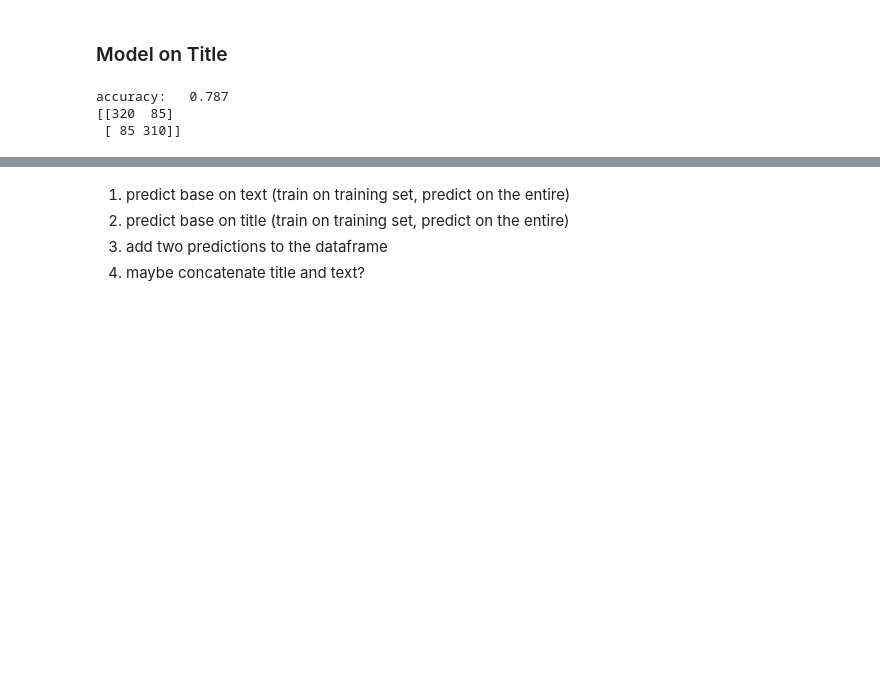
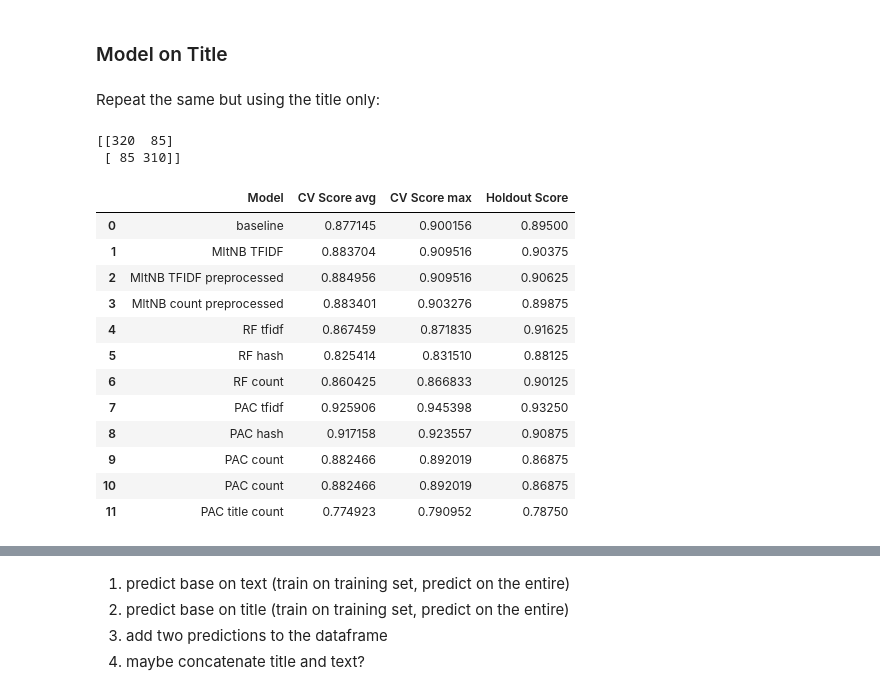
Before and after one commit to ScottPanIE/NLP_Assignment, a Jupyter notebook: script/Sirius.ipynb, the cells around one changed output, grey strips where cells are left out. Saved outputs shown, nothing was run; the diff lists cells and outputs as text; code cells hidden in the pictures; blank space fills up the shorter version.

```diff
--- a/script/Sirius.ipynb
+++ b/script/Sirius.ipynb
@@ -352,10 +381,16 @@ def PAC(data, selection='tfidf', vectorize_max_df=0.8, feature='text'):
     # model
     linear_clf = PassiveAggressiveClassifier(random_state=666, max_iter=100, tol=1e-3,
                                              early_stopping=True, validation_fraction=0.1)
+
+    clf_cv_scores = cross_val_score(linear_clf,
+                                vectorize_train,
+                                y_train,
+                                cv = 5)
     linear_clf.fit(vectorize_train, y_train)
     pred = linear_clf.predict(vectorize_test)
     acc = accuracy_score(y_test, pred)
-    print("accuracy:   %0.3f" % acc)
+
+    #print("accuracy:   %0.3f" % acc)
     print(confusion_matrix(y_test, pred, labels=[0, 1]))
 
-    return linear_clf, vectorizer
+    return linear_clf, vectorizer, clf_cv_scores, acc
@@ -362,3 +399,6 @@ def PAC(data, selection='tfidf', vectorize_max_df=0.8, feature='text'):
 # %%
-m_text, v_text = PAC(train_1,'tfidf')
+m_text, v_text, cv_pac_tfidf, test_pac_tfidf = PAC(train_1,'tfidf')
+
+all_scores = append_scores(all_scores, 'PAC tfidf', cv_pac_tfidf, test_pac_tfidf)
+all_scores
 # %% [output]
@@ -379,0 +416,5 @@ accuracy:   0.869
+# %%
+m_hash, v_hash, cv_pac_hash, test_pac_hash = PAC(train_1,'hash')
+
+all_scores = append_scores(all_scores, 'PAC hash', cv_pac_hash, test_pac_hash)
+all_scores
@@ -379,0 +434,5 @@ accuracy:   0.869
+# %%
+m_count, v_count, cv_pac_count, test_pac_count = PAC(train_1,'count')
+
+all_scores = append_scores(all_scores, 'PAC count', cv_pac_count, test_pac_count)
+all_scores
@@ -380,9 +453,26 @@ accuracy:   0.869
 # %% [markdown]
 ### Model on Title
+# %% [markdown]
+Repeat the same but using the title only:
 # %%
-m_title, v_title = PAC(train_1, 'tfidf', feature='title')
+m_title, v_title, cv_pac_title, test_pac_title = PAC(train_1,'tfidf', feature='title')
+
+all_scores = append_scores(all_scores, 'PAC title count', cv_pac_title, test_pac_title)
+all_scores
 # %% [output]
-accuracy:   0.787
 [[320  85]
  [ 85 310]]
+|  | Model | CV Score avg | CV Score max | Holdout Score |
+| 0 | baseline | 0.877145 | 0.900156 | 0.89500 |
+| 1 | MltNB TFIDF | 0.883704 | 0.909516 | 0.90375 |
+| 2 | MltNB TFIDF preprocessed | 0.884956 | 0.909516 | 0.90625 |
+| 3 | MltNB count preprocessed | 0.883401 | 0.903276 | 0.89875 |
+| 4 | RF tfidf | 0.867459 | 0.871835 | 0.91625 |
+| 5 | RF hash | 0.825414 | 0.831510 | 0.88125 |
+| 6 | RF count | 0.860425 | 0.866833 | 0.90125 |
+| 7 | PAC tfidf | 0.925906 | 0.945398 | 0.93250 |
+| 8 | PAC hash | 0.917158 | 0.923557 | 0.90875 |
+| 9 | PAC count | 0.882466 | 0.892019 | 0.86875 |
+| 10 | PAC count | 0.882466 | 0.892019 | 0.86875 |
+| 11 | PAC title count | 0.774923 | 0.790952 | 0.78750 |
 # %%
```
Also changed, not shown: parts of 51 cells of this notebook.
